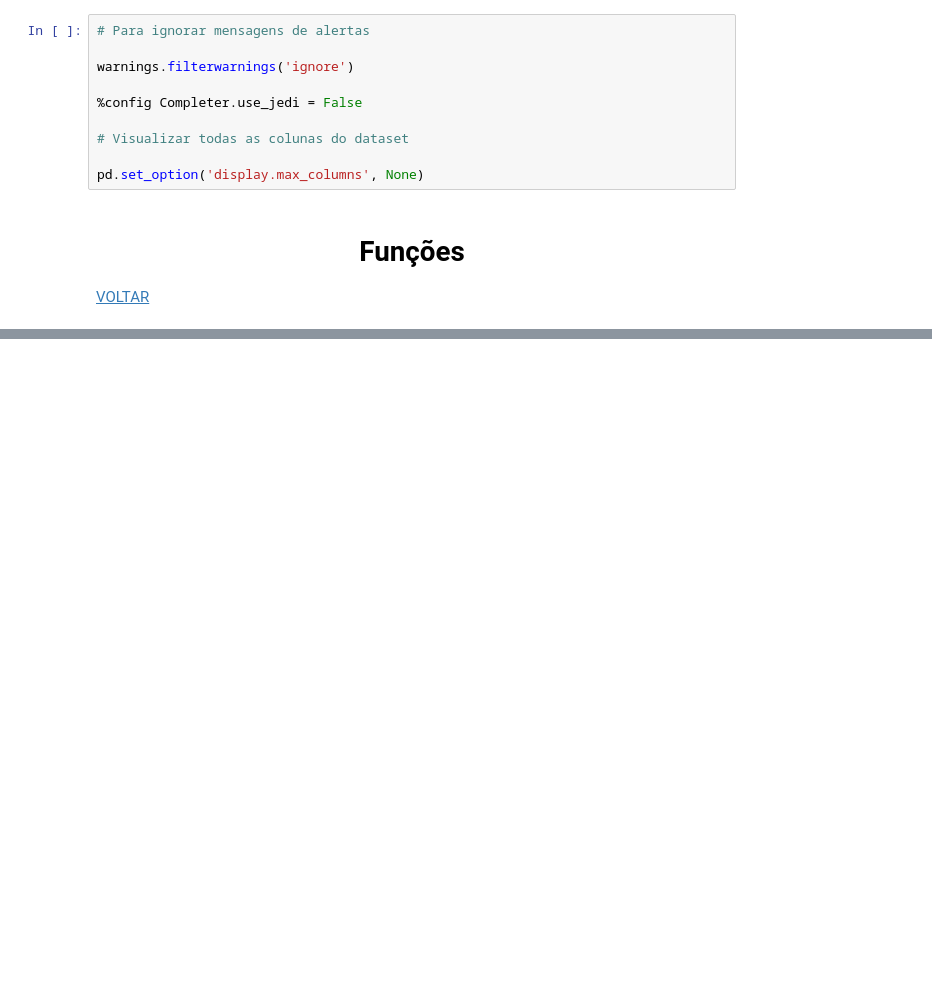
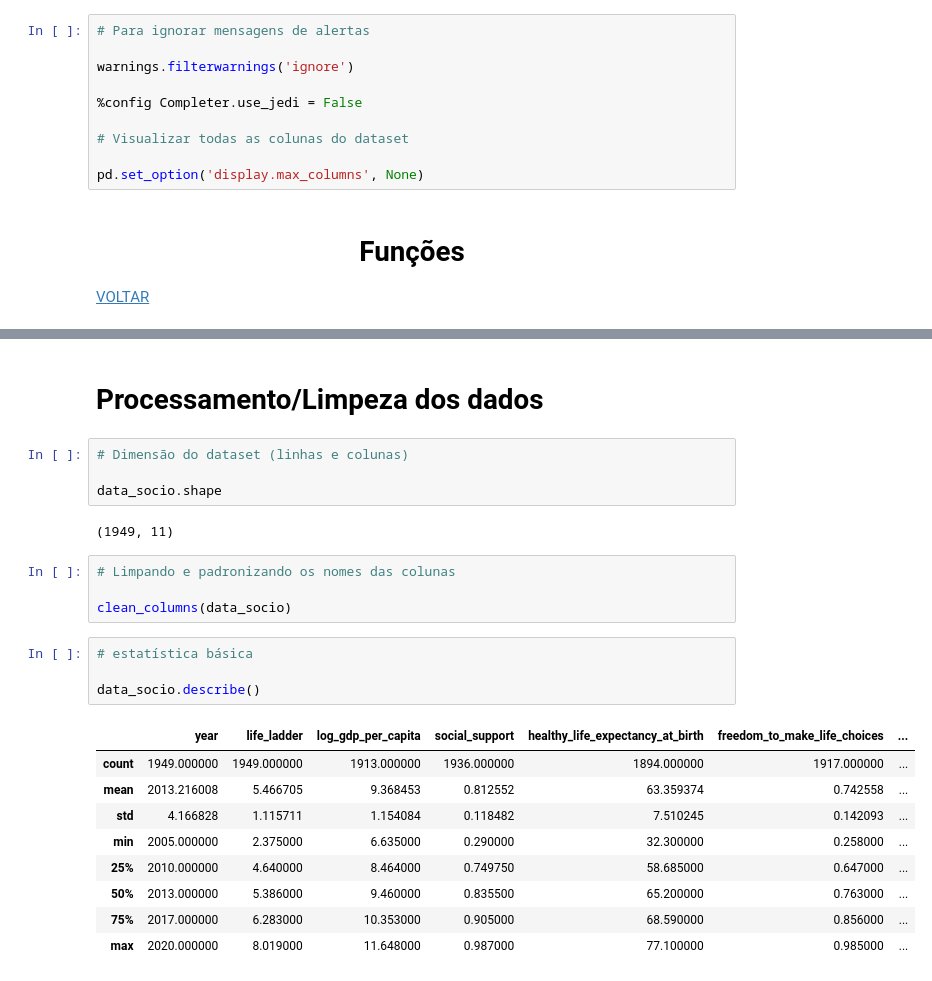
Before and after one commit to anamariapego/AnaliseExploratoria_SocioEconomico, a Jupyter notebook: 02-CodigoFonte/01-Processsamento&EngenhariaDeDados/Processamento&EngenhariaDados.ipynb, the cells around one changed output, grey strips where cells are left out. Drawn from its saved outputs; the diff is of its cells as text; blank space fills up the shorter version.

```diff
--- a/02-CodigoFonte/01-Processsamento&EngenhariaDeDados/Processamento&EngenhariaDados.ipynb
+++ b/02-CodigoFonte/01-Processsamento&EngenhariaDeDados/Processamento&EngenhariaDados.ipynb
@@ -190,0 +120,26 @@ https://www.linkedin.com/pulse/traduzindo-dados-pandasdataframe-com-google-trans
+# %% [markdown]
+# Processamento/Limpeza dos dados
+# %%
+# Dimensão do dataset (linhas e colunas)
+
+data_socio.shape
+# %% [output]
+(1949, 11)
+# %%
+# Limpando e padronizando os nomes das colunas
+
+clean_columns(data_socio)
+# %%
+# estatística básica
+
+data_socio.describe()
+# %% [output]
+|  | year | life_ladder | log_gdp_per_capita | social_support | healthy_life_expectancy_at_birth | freedom_to_make_life_choices | ... |
+| count | 1949.000000 | 1949.000000 | 1913.000000 | 1936.000000 | 1894.000000 | 1917.000000 | ... |
+| mean | 2013.216008 | 5.466705 | 9.368453 | 0.812552 | 63.359374 | 0.742558 | ... |
+| std | 4.166828 | 1.115711 | 1.154084 | 0.118482 | 7.510245 | 0.142093 | ... |
+| min | 2005.000000 | 2.375000 | 6.635000 | 0.290000 | 32.300000 | 0.258000 | ... |
+| 25% | 2010.000000 | 4.640000 | 8.464000 | 0.749750 | 58.685000 | 0.647000 | ... |
+| 50% | 2013.000000 | 5.386000 | 9.460000 | 0.835500 | 65.200000 | 0.763000 | ... |
+| 75% | 2017.000000 | 6.283000 | 10.353000 | 0.905000 | 68.590000 | 0.856000 | ... |
+| max | 2020.000000 | 8.019000 | 11.648000 | 0.987000 | 77.100000 | 0.985000 | ... |
```
Also changed, not shown: parts of 45 cells of this notebook.
